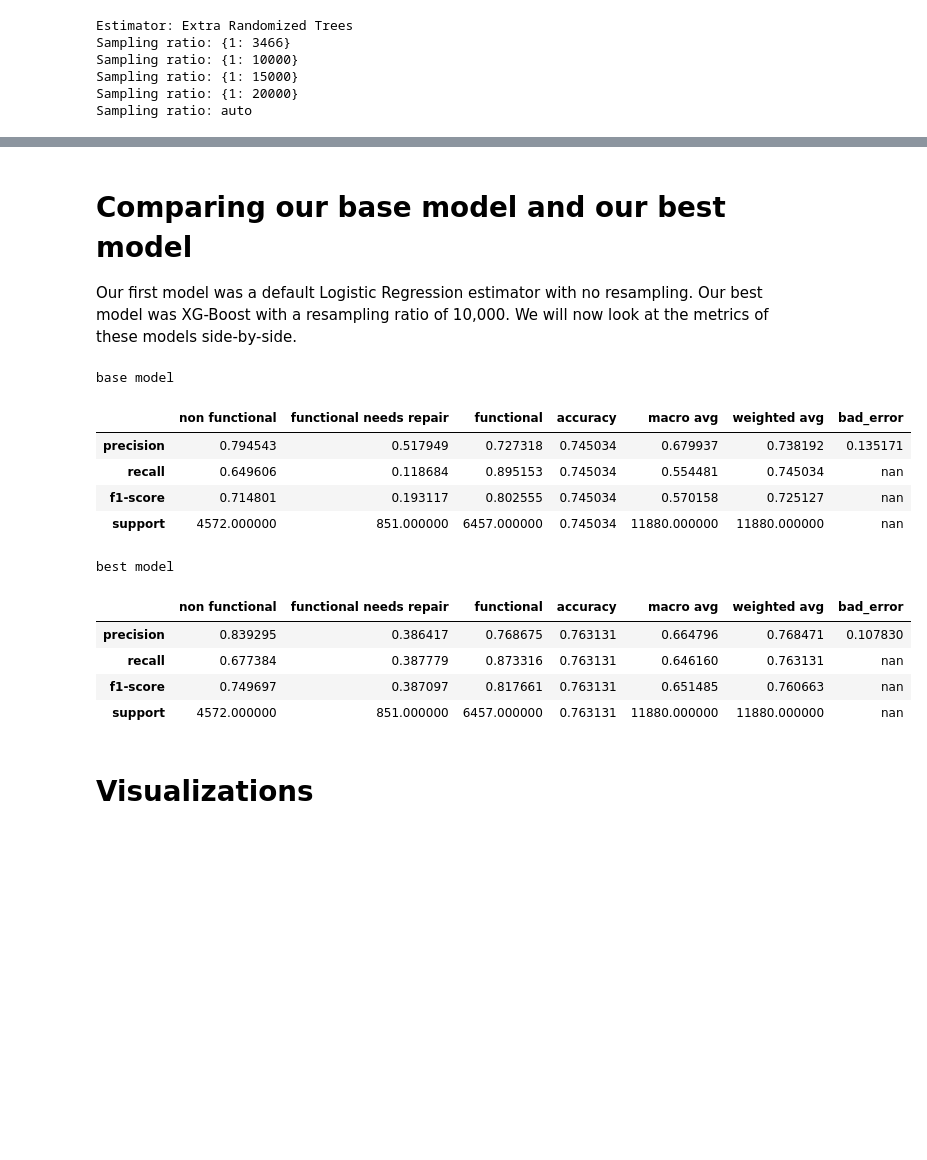
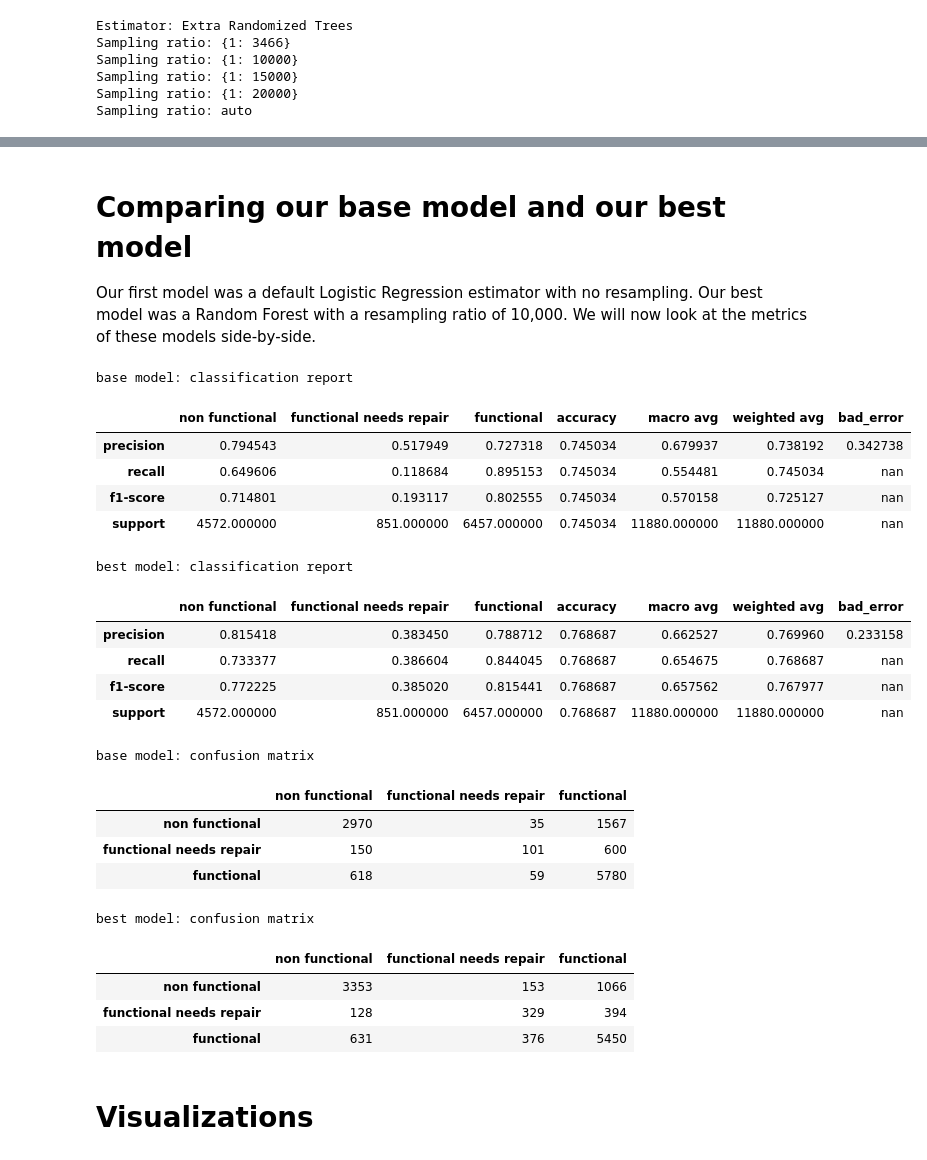
Before and after one commit to Jellohub/phase_3_project, a Jupyter notebook: notebook.ipynb, the cells around one changed output, grey strips where cells are left out. Saved outputs shown, nothing was run; the diff lists cells and outputs as text; code cells hidden in the pictures; blank space fills up the shorter version.

```diff
--- a/notebook.ipynb
+++ b/notebook.ipynb
@@ -217,7 +217,7 @@ def get_results(est, resample):
     matrix = pd.DataFrame(confusion_matrix(y_test, predictions))
 
     # Percentage of Non functional wells classified as functional
-    error = matrix[0][2]/len(y_test[y_test==0])
+    error = matrix[2][0]/len(y_test[y_test==0])
 
     cols = ['non functional', 'functional needs repair', 'functional', 'accuracy', 'macro avg', 'weighted avg']
     report = pd.DataFrame(classification_report(y_test, predictions, output_dict=True))
@@ -870,32 +871,48 @@ K-Nearest Neighbors n3
 # %% [markdown]
 # Comparing our base model and our best model
 
-Our first model was a default Logistic Regression estimator with no resampling. Our best model was XG-Boost with a resampling ratio of 10,000. We will now look at the metrics of these models side-by-side.
+Our first model was a default Logistic Regression estimator with no resampling. Our best model was a Random Forest with a resampling ratio of 10,000. We will now look at the metrics of these models side-by-side.
 # %%
-base_preds = results_dict['Logistic Regression']['{1: 3466}'][1]
-best_preds = results_dict['XG-Boost']['{1: 10000}'][1]
-
 base_report = results_dict['Logistic Regression']['{1: 3466}'][2]
-best_report = results_dict['XG-Boost']['{1: 10000}'][2]
-
+best_report = results_dict['Random Forest']['{1: 10000}'][2]
 base_report_df = pd.DataFrame(base_report)
 best_report_df = pd.DataFrame(best_report)
 
-display (base_report_df.style.set_caption("base model"))
-display (best_report_df.style.set_caption("best model"))
+display (base_report_df.style.set_caption("base model: classification report"))
+display (best_report_df.style.set_caption("best model: classification report"))
+
+base_matrix = results_dict['Logistic Regression']['{1: 3466}'][3].copy()
+best_matrix = results_dict['Random Forest']['{1: 10000}'][3].copy()
+base_matrix.columns = ['non functional', 'functional needs repair', 'functional']
+base_matrix.index = ['non functional', 'functional needs repair', 'functional']
+best_matrix.columns = ['non functional', 'functional needs repair', 'functional']
+best_matrix.index = ['non functional', 'functional needs repair', 'functional']
+
+display (base_matrix.style.set_caption("base model: confusion matrix"))
+display (best_matrix.style.set_caption("best model: confusion matrix"))
 # %% [output]
-base model
+base model: classification report
 |  | non functional | functional needs repair | functional | accuracy | macro avg | weighted avg | bad_error |
-| precision | 0.794543 | 0.517949 | 0.727318 | 0.745034 | 0.679937 | 0.738192 | 0.135171 |
+| precision | 0.794543 | 0.517949 | 0.727318 | 0.745034 | 0.679937 | 0.738192 | 0.342738 |
 | recall | 0.649606 | 0.118684 | 0.895153 | 0.745034 | 0.554481 | 0.745034 | nan |
 | f1-score | 0.714801 | 0.193117 | 0.802555 | 0.745034 | 0.570158 | 0.725127 | nan |
 | support | 4572.000000 | 851.000000 | 6457.000000 | 0.745034 | 11880.000000 | 11880.000000 | nan |
-best model
+best model: classification report
 |  | non functional | functional needs repair | functional | accuracy | macro avg | weighted avg | bad_error |
-| precision | 0.839295 | 0.386417 | 0.768675 | 0.763131 | 0.664796 | 0.768471 | 0.107830 |
-| recall | 0.677384 | 0.387779 | 0.873316 | 0.763131 | 0.646160 | 0.763131 | nan |
-| f1-score | 0.749697 | 0.387097 | 0.817661 | 0.763131 | 0.651485 | 0.760663 | nan |
-| support | 4572.000000 | 851.000000 | 6457.000000 | 0.763131 | 11880.000000 | 11880.000000 | nan |
+| precision | 0.815418 | 0.383450 | 0.788712 | 0.768687 | 0.662527 | 0.769960 | 0.233158 |
+| recall | 0.733377 | 0.386604 | 0.844045 | 0.768687 | 0.654675 | 0.768687 | nan |
+| f1-score | 0.772225 | 0.385020 | 0.815441 | 0.768687 | 0.657562 | 0.767977 | nan |
+| support | 4572.000000 | 851.000000 | 6457.000000 | 0.768687 | 11880.000000 | 11880.000000 | nan |
+base model: confusion matrix
+|  | non functional | functional needs repair | functional |
+| non functional | 2970 | 35 | 1567 |
+| functional needs repair | 150 | 101 | 600 |
+| functional | 618 | 59 | 5780 |
+best model: confusion matrix
+|  | non functional | functional needs repair | functional |
+| non functional | 3353 | 153 | 1066 |
+| functional needs repair | 128 | 329 | 394 |
+| functional | 631 | 376 | 5450 |
 # %% [markdown]
 # Visualizations
 # %% [markdown]
```
Also changed, not shown: parts of 19 cells of this notebook, 18 other files.
